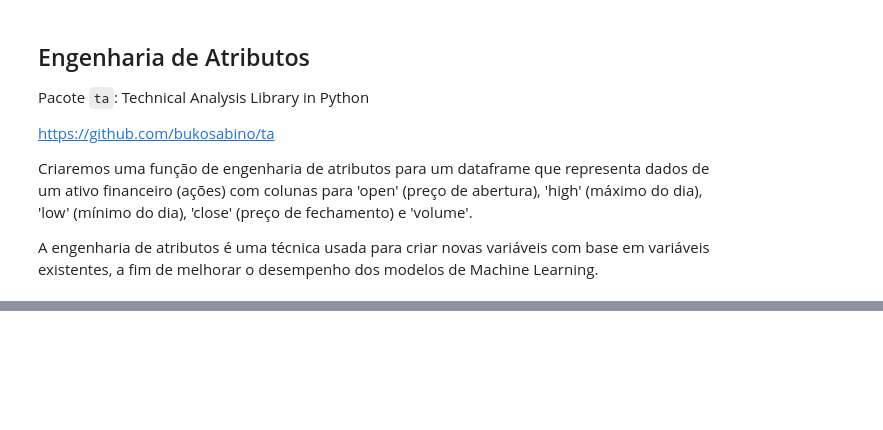
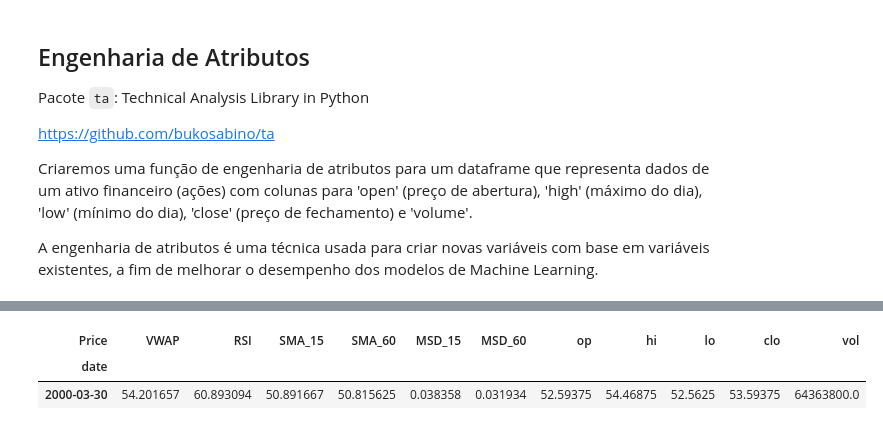
Before and after one commit to prisciladalepiane/deep-learning, a Jupyter notebook: 05-Previsao-Retorno-Investimentos/Principal.ipynb, the cells around one changed output, grey strips where cells are left out. Drawn from its saved outputs; the diff is of its cells as text; code cells hidden in the pictures; blank space fills up the shorter version.

```diff
--- a/05-Previsao-Retorno-Investimentos/Principal.ipynb
+++ b/05-Previsao-Retorno-Investimentos/Principal.ipynb
@@ -120,14 +116,14 @@ def func_engenharia_atributos(df):
     df_copy["vol"] = df_copy["volume"].shift(1)
 
     # Simple Moving Average (SMA)
-    df_copy["SMA 15"] = df_copy["close"].rolling(15).mean().shift(1)
-    df_copy["SMA 60"] = df_copy["close"].rolling(60).mean().shift(1)
+    df_copy["SMA_15"] = df_copy["close"].rolling(15).mean().shift(1)
+    df_copy["SMA_60"] = df_copy["close"].rolling(60).mean().shift(1)
 
     # Moving Standard Deviation (MSD) - Volatilidade
-    df_copy["MSD 15"] = df_copy["retorno"].rolling(15).std().shift(1)
-    df_copy["MSD 60"] = df_copy["retorno"].rolling(60).std().shift(1)
+    df_copy["MSD_15"] = df_copy["retorno"].rolling(15).std().shift(1)
+    df_copy["MSD_60"] = df_copy["retorno"].rolling(60).std().shift(1)
 
-    # Volume Weighted Average Price (VWAP)
+    # Volume Weighted Average Price (VWAP) -  Média ponderada de preço com base no volume
     vwap = ta.volume.VolumeWeightedAveragePrice(high   = df_copy["high"],
                                                 low    = df_copy["low"],
                                                 close  = df_copy["close"],
@@ -136,7 +132,8 @@ def func_engenharia_atributos(df):
 
     df_copy["VWAP"] = vwap.vwap.shift(1)
 
-    # RSI (agora df_copy["close"] é Series 1D)
+    # RSI - Índice de Força Relativa
+    # (agora df_copy["close"] é Series 1D)
     rsi = ta.momentum.RSIIndicator(df_copy["close"], window = 5, fillna = False)
     df_copy["RSI"] = rsi.rsi().shift(1)
 
@@ -161,3 +158,6 @@ def func_engenharia_atributos(df):
 - Remove todas as linhas que contêm valores NA (que foram criados ao deslocar as colunas e calcular médias móveis e RSI com janelas).
 
 Em resumo, essa função cria várias novas características técnicas comumente usadas na análise de ativos financeiros, todas deslocadas por uma unidade, para evitar o uso de informações futuras (ou seja, vazamento de dados) no modelo de Machine Learning.
+# %%
+# Engenharia de atributos
+df2 = func_engenharia_atributos(df)
@@ -163,0 +173,15 @@ Em resumo, essa função cria várias novas características técnicas comumente
+# %%
+split = int(len(df2) * 0.8)
+split_val = int(len(df2) * 0.95)
+# %%
+# Dataset de treino
+x_treino = df2[['VWAP','RSI','SMA_15','SMA_60','MSD_15','MSD_60','op','hi','lo','clo','vol']].iloc[:split,:]
+y_treino = df2[['retorno']].iloc[:split,:]
+
+# Dataset de validação
+x_valid = df2[['VWAP','RSI','SMA_15','SMA_60','MSD_15','MSD_60','op','hi','lo','clo','vol']].iloc[split:split_val,:]
+y_valid = df2[['retorno']].iloc[split:split_val,:]
+
+# Dataset de teste
+x_teste = df2[['VWAP','RSI','SMA_15','SMA_60','MSD_15','MSD_60','op','hi','lo','clo','vol']].iloc[split_val:,:]
+y_teste = df2[['retorno']].iloc[split_val:,:]
@@ -163,0 +218,6 @@ Em resumo, essa função cria várias novas características técnicas comumente
+# %%
+x_treino.head(1)
+# %% [output]
+| Price | VWAP | RSI | SMA_15 | SMA_60 | MSD_15 | MSD_60 | op | hi | lo | clo | vol |
+| date |  |  |  |  |  |  |  |  |  |  |  |
+| 2000-03-30 | 54.201657 | 60.893094 | 50.891667 | 50.815625 | 0.038358 | 0.031934 | 52.59375 | 54.46875 | 52.5625 | 53.59375 | 64363800.0 |
```
Also changed, not shown: parts of 37 cells of this notebook.
